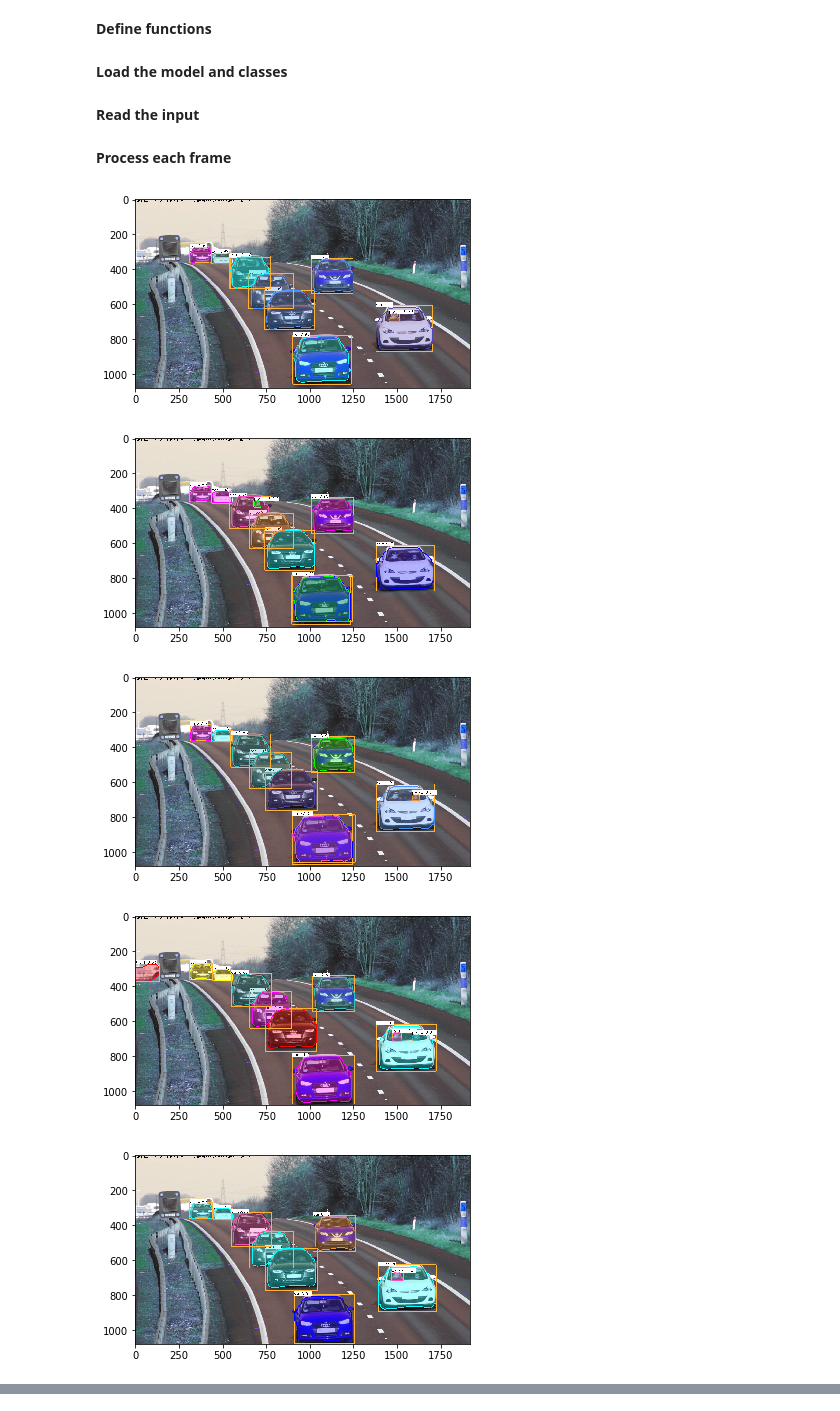
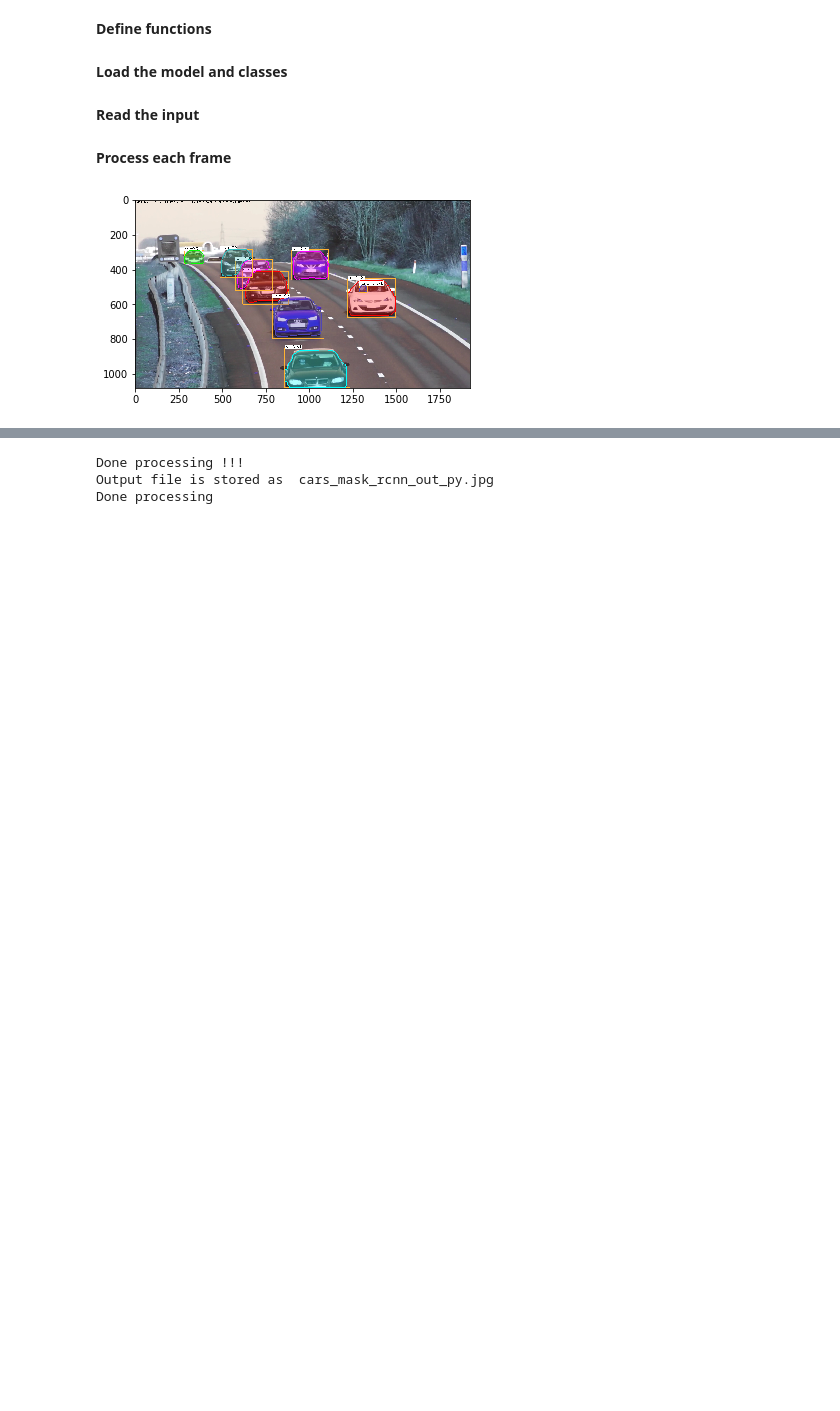
Before and after one commit to agiletechvn/opencv-starterkit, a Jupyter notebook: src/Mask-RCNN/Mask-RCNN.ipynb, the cells around one changed output, grey strips where cells are left out. Saved outputs shown, nothing was run; the diff lists cells and outputs as text; code cells hidden in the pictures; blank space fills up the shorter version.

```diff
--- a/src/Mask-RCNN/Mask-RCNN.ipynb
+++ b/src/Mask-RCNN/Mask-RCNN.ipynb
@@ -55,7 +57,7 @@ def drawBox(frame, classId, conf, left, top, right, bottom, classMask):
 
     # Draw the contours on the image
     mask = mask.astype(np.uint8)
-    contours, hierarchy = cv.findContours(mask,cv.RETR_TREE,cv.CHAIN_APPROX_SIMPLE)
+    im2, contours, hierarchy = cv.findContours(mask,cv.RETR_TREE,cv.CHAIN_APPROX_SIMPLE)
     cv.drawContours(frame[top:bottom+1, left:right+1], contours, -1, color, 3, cv.LINE_8, hierarchy, 100)
 
 # For each frame, extract the bounding box and mask for each detected object
@@ -150,7 +152,7 @@ if (not args.image):
 # %%
 try:
     while True:
-        index = index + 1
+
         # Get frame from the video
         hasFrame, frame = cap.read()
     #     print (hasFrame, frame)
@@ -165,36 +167,36 @@ try:
         blob = cv.dnn.blobFromImage(frame, swapRB=True, crop=False)
 
         # Set the input to the network
         net.setInput(blob)
 
         # Run the forward pass to get output from the output layers
         boxes, masks = net.forward(['detection_out_final', 'detection_masks'])
 
         # Extract the bounding box and mask for each of the detected objects
         postprocess(boxes, masks)
     #     print (boxes, masks)
 
         # Put efficiency information.
         t, _ = net.getPerfProfile()
-        label = 'Mask-RCNN on 2.5 GHz Intel Core i7 CPU, Inference time for a frame : %0.0f ms' % abs(t * 1000.0 / cv.getTickFrequency())
+        label = 'Mask-RCNN on 2.5 GHz Intel Core i7 CPU, Inference time for a frame : %0.0f ms' \
+            % abs(t * 1000.0 / cv.getTickFrequency())
         cv.putText(frame, label, (0, 15), cv.FONT_HERSHEY_SIMPLEX, 0.5, (0, 0, 0))
 
         # Write the frame with the detection boxes
         if (args.image):
             cv.imwrite(outputFile, frame.astype(np.uint8));
         else:
             vid_writer.write(frame.astype(np.uint8))
 
         # matplot as background so we can draw one by one
         # to break the loop, press ESC, then I twice
         plt.imshow(frame)
         plt.show()
 
 except KeyboardInterrupt:
+    print ('Stop processing')
     pass
+
+print ('Done processing')
 # %% [output]
-[figure, old version]
+[figure, new version]
-[figure, removed]
-[figure, removed]
-[figure, removed]
-[figure, removed]
@@ -204,0 +203,3 @@ except KeyboardInterrupt:
+Done processing !!!
+Output file is stored as  cars_mask_rcnn_out_py.jpg
+Done processing
```
Also changed, not shown: parts of 2 cells of this notebook, 4 other files.
